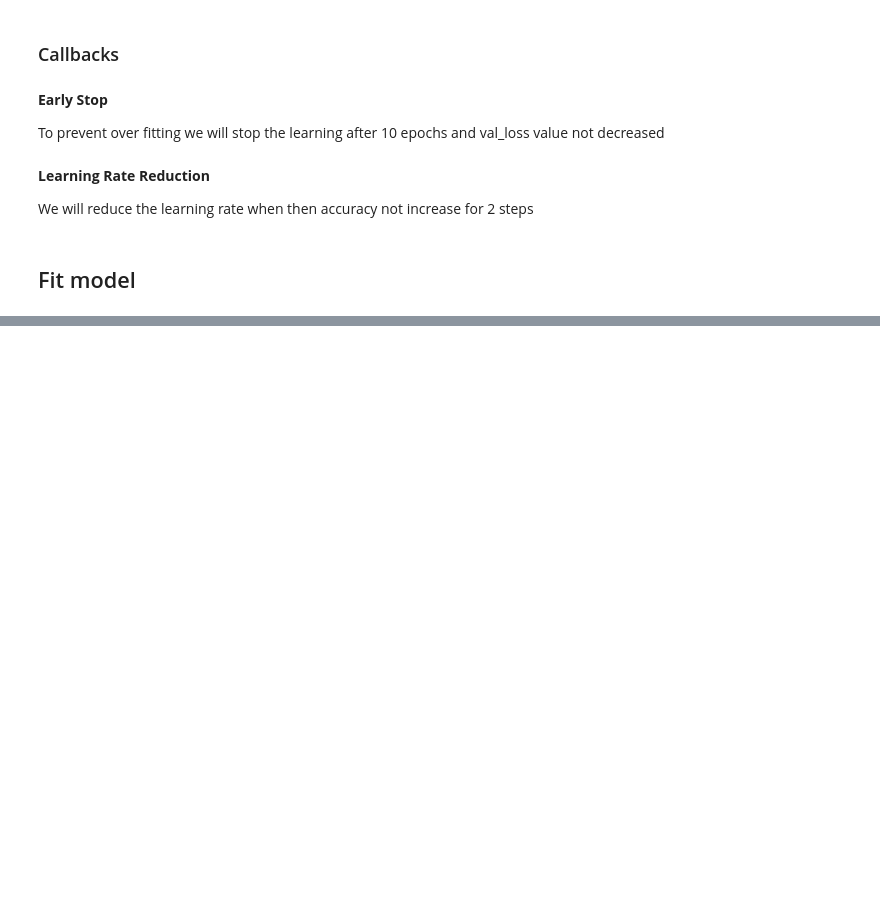
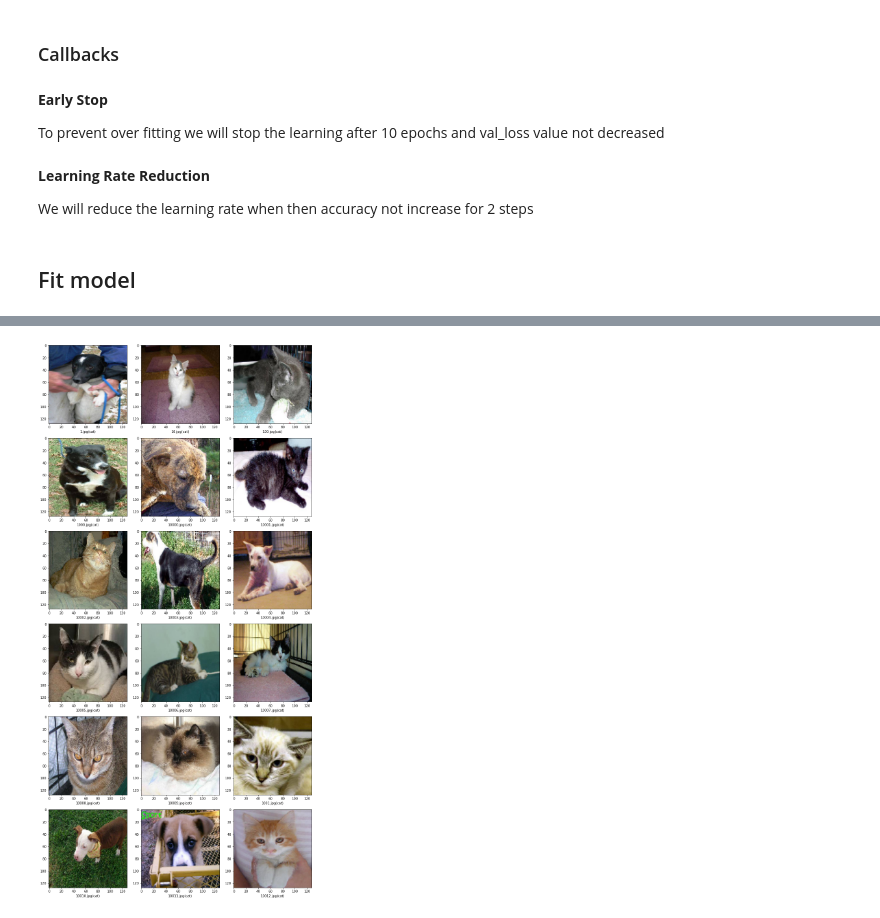
Before and after one commit to alejandroloda/DSProjects_1_CNN_Dogs_and_Cats_Keras, a Jupyter notebook: Classifier.ipynb, the cells around one changed output, grey strips where cells are left out. Saved outputs shown, nothing was run; the diff lists cells and outputs as text; code cells hidden in the pictures; blank space fills up the shorter version.

```diff
--- a/Classifier.ipynb
+++ b/Classifier.ipynb
@@ -183,0 +209,6 @@ Epoch 1/3
+# %%
+test_filenames = os.listdir("data/test1")
+test_df = pd.DataFrame({
+    'filename': test_filenames
+})
+nb_samples = test_df.shape[0]
@@ -183,0 +229,5 @@ Epoch 1/3
+# %%
+predict = model.predict(test_generator, steps=np.ceil(nb_samples/batch_size))
+# %%
+test_df['category'] = predict
+test_df
@@ -183,0 +260,15 @@ Epoch 1/3
+# %%
+sample_test = test_df.head(18)
+sample_test.head()
+plt.figure(figsize=(12, 24))
+for index, row in sample_test.iterrows():
+    filename = row['filename']
+    category = row['category']
+    img = load_img("data/test1/"+filename, target_size=IMAGE_SIZE)
+    plt.subplot(6, 3, index+1)
+    plt.imshow(img)
+    plt.xlabel(filename + '(' + "{}".format("dog" if 1==category else "cat") + ')' )
+plt.tight_layout()
+plt.show()
+# %% [output]
+[figure, added]
```
Also changed, not shown: parts of 11 cells of this notebook, 2 other files.
